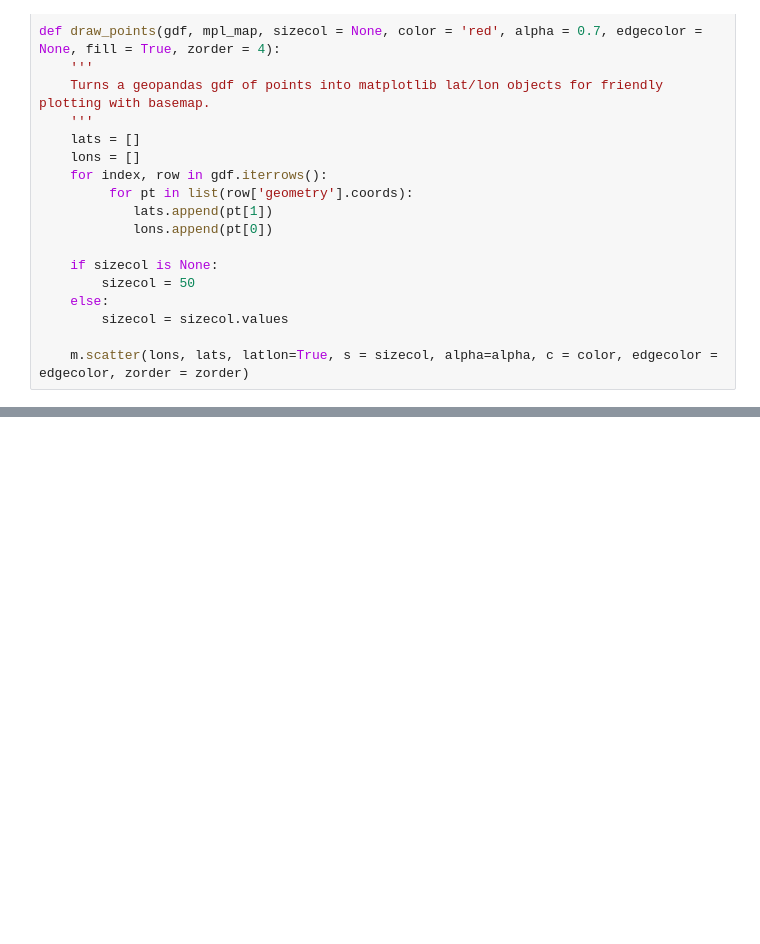
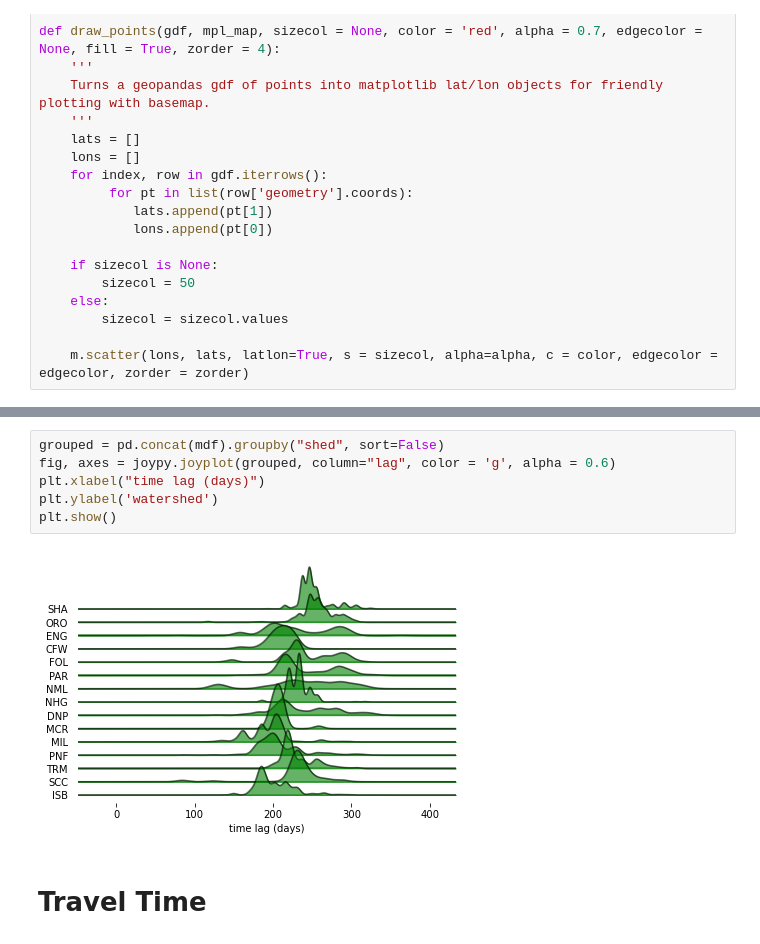
Before and after one commit to kashingtonDC/CrossCor, a Jupyter notebook: 03_Figures.ipynb, the cells around one changed output, grey strips where cells are left out. Saved outputs shown, nothing was run; the diff lists cells and outputs as text; blank space fills up the shorter version.

```diff
--- a/03_Figures.ipynb
+++ b/03_Figures.ipynb
@@ -130,0 +272,10 @@ plt.show()
+# %%
+grouped = pd.concat(mdf).groupby("shed", sort=False)
+fig, axes = joypy.joyplot(grouped, column="lag", color = 'g', alpha = 0.6)
+plt.xlabel("time lag (days)")
+plt.ylabel('watershed')
+plt.show()
+# %% [output]
+[figure, added]
+# %% [markdown]
+# Travel Time
```
Also changed, not shown: parts of 12 cells of this notebook.
